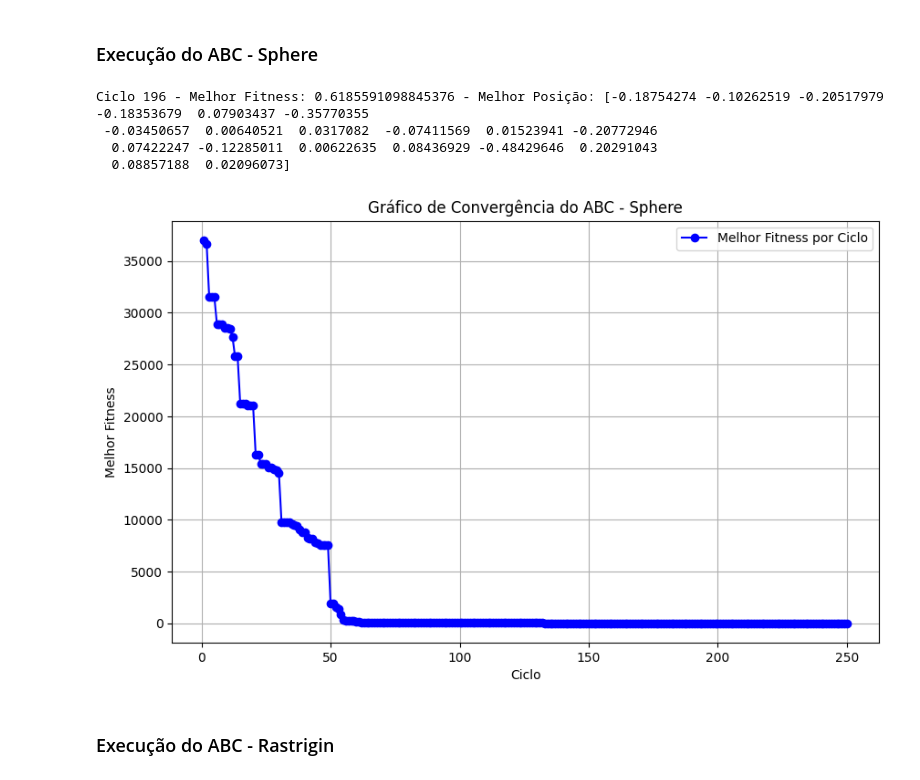
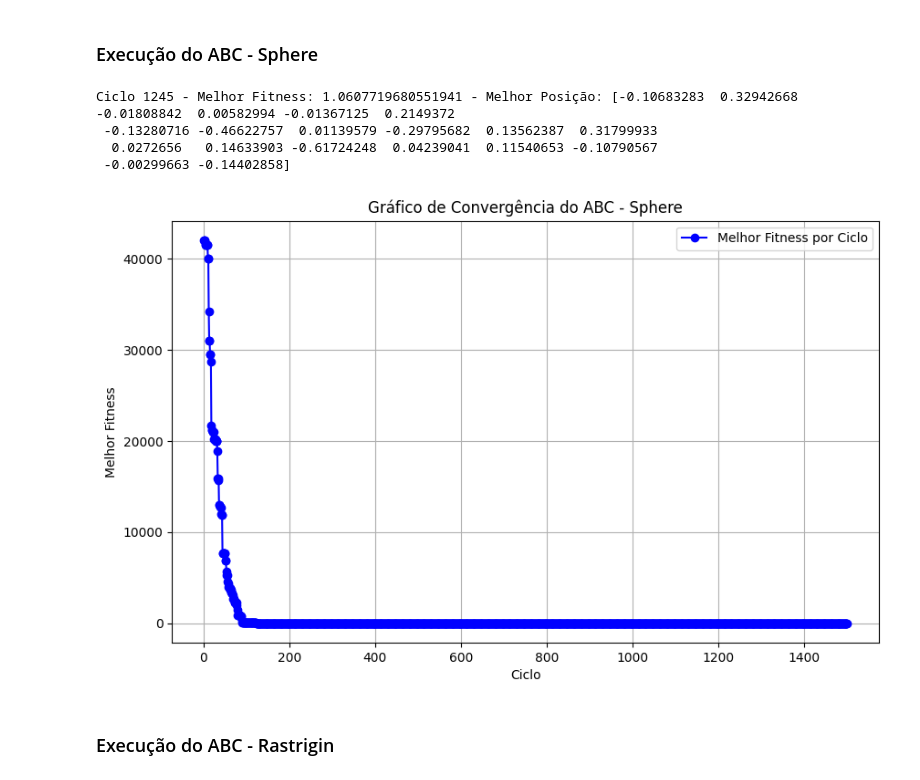
Before and after one commit to Guiioff/Algoritmos-Otimizacao, a Jupyter notebook: alg_abc.ipynb, the cells around one changed output. Cells and saved outputs as stored; diff of their text form; code cells hidden in the pictures.

```diff
--- a/alg_abc.ipynb
+++ b/alg_abc.ipynb
@@ -75,7 +75,7 @@ class Abelha:
         self.fitness = self.funcao_fitness(self.posicao)
 
 class AlgoritmoABC:
-    def __init__(self, dimensoes:int, limite_min: float, limite_max: float, tamanho_populacao:int, fator_abandono:int, ciclos:int, funcao_fitness):
+    def __init__(self, dimensoes:int, limite_min: float, limite_max: float, tamanho_populacao:int, fator_abandono:int, ciclos:int, funcao_fitness, funcao_selecao):
         self.dimensoes = dimensoes
         self.limite_min = limite_min
         self.limite_max = limite_max
@@ -84,6 +84,7 @@ class AlgoritmoABC:
         self.fator_abandono = fator_abandono
         self.ciclos = ciclos
         self.funcao_fitness = funcao_fitness
+        self.funcao_selecao = funcao_selecao
 
         self.melhor_posicao = None
         self.melhor_fitness = float('inf')
@@ -113,16 +114,23 @@ class AlgoritmoABC:
             else:
                 fonte_abelha.tentativas += 1
 
-    def selecionar_fonte_roleta(self, fontes):
+    @staticmethod
+    def selecionar_fonte_roleta(fontes):
         lista_fitness_minimo = [1 / (fonte.fitness) for fonte in fontes]
         total_fitness_minimo = sum(lista_fitness_minimo)
         probabilidades = [valor / total_fitness_minimo for valor in lista_fitness_minimo]
 
         return random.choices(fontes, weights=probabilidades, k=1)[0]
 
+    @staticmethod
+    def selecionar_fonte_torneio(fontes, tamanho_torneio=2):
+        participantes_torneio = random.sample(fontes, tamanho_torneio)
+        return min(participantes_torneio, key=lambda fonte: fonte.fitness)
+
+
     def executar_abelhas_observadoras(self, abelhas_observadoras, fontes):
         for abelha in abelhas_observadoras:
-            fonte_selecionada = self.selecionar_fonte_roleta(fontes)
+            fonte_selecionada = self.funcao_selecao(fontes)
             abelha.fonte = fonte_selecionada
             abelha.posicao = np.copy(fonte_selecionada.posicao)
 
@@ -185,21 +193,22 @@ class AlgoritmoABC:
 # %%
 alg = AlgoritmoABC(dimensoes=20,
                    limite_min=-100.0,
                    limite_max=100.0,
-                   tamanho_populacao=100,
+                   tamanho_populacao=30,
                    fator_abandono=20,
-                   ciclos=250,
-                   funcao_fitness=sphere)
+                   ciclos=1500,
+                   funcao_fitness=sphere,
+                   funcao_selecao= AlgoritmoABC.selecionar_fonte_roleta)
 
 historico_fitness = alg.executar()
 alg.exibir_melhor_fitness()
 alg.plotar_grafico_convergencia(historico_fitness=historico_fitness,funcao_fitness="Sphere")
 # %% [output]
-Ciclo 196 - Melhor Fitness: 0.6185591098845376 - Melhor Posição: [-0.18754274 -0.10262519 -0.20517979 -0.18353679  0.07903437 -0.35770355
- -0.03450657  0.00640521  0.0317082  -0.07411569  0.01523941 -0.20772946
-  0.07422247 -0.12285011  0.00622635  0.08436929 -0.48429646  0.20291043
-  0.08857188  0.02096073]
+Ciclo 1245 - Melhor Fitness: 1.0607719680551941 - Melhor Posição: [-0.10683283  0.32942668 -0.01808842  0.00582994 -0.01367125  0.2149372
+ -0.13280716 -0.46622757  0.01139579 -0.29795682  0.13562387  0.31799933
+  0.0272656   0.14633903 -0.61724248  0.04239041  0.11540653 -0.10790567
+ -0.00299663 -0.14402858]
-[figure, old version]
+[figure, new version]
 # %% [markdown]
 ### Execução do ABC - Rastrigin
 # %%
```
Also changed, not shown: parts of 11 cells of this notebook.
